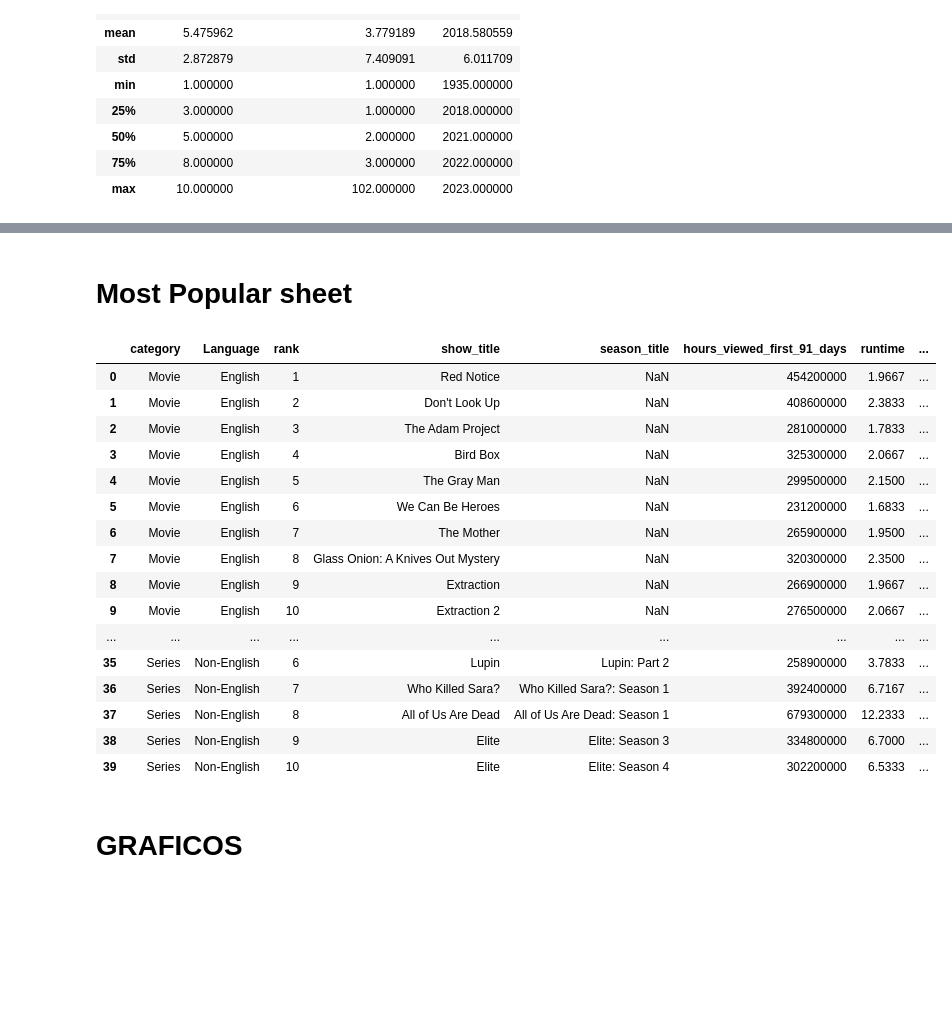
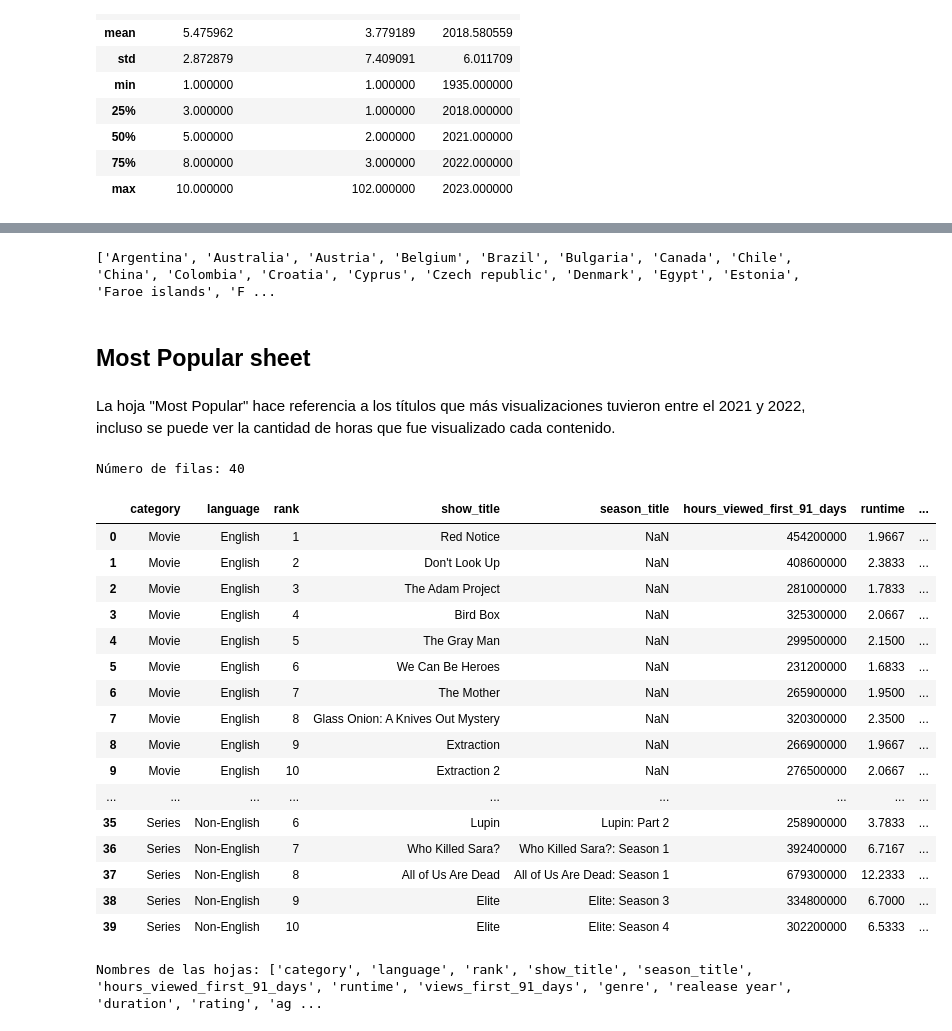
Before and after one commit to marianagrau99/Entrega_Grupo_4., a Jupyter notebook: Netflix.ipynb, the cells around one changed output, grey strips where cells are left out. Drawn from its saved outputs; the diff is of its cells as text; code cells hidden in the pictures; blank space fills up the shorter version.

```diff
--- a/Netflix.ipynb
+++ b/Netflix.ipynb
@@ -214,11 +344,29 @@ print(Netflix)
+# %%
+#Reemplazamos valores Null por "NA"
+Netflix['origin'] = Netflix['origin'].replace({None: 'NA', '': 'NA', '-': 'NA'})
+
+
+Netflix['origin'] = Netflix['origin'].str.capitalize()#normalizamos la columna origin
+origenes_unicos_ordenados = sorted(Netflix['origin'].unique()) #los ordenamos alfabeticamente
+
+print(origenes_unicos_ordenados)
+# %% [output]
+['Argentina', 'Australia', 'Austria', 'Belgium', 'Brazil', 'Bulgaria', 'Canada', 'Chile', 'China', 'Colombia', 'Croatia', 'Cyprus', 'Czech republic', 'Denmark', 'Egypt', 'Estonia', 'Faroe islands', 'F ...
 # %% [markdown]
-# Most Popular sheet
+## Most Popular sheet
+# %% [markdown]
+La hoja "Most Popular" hace referencia a los títulos que más visualizaciones tuvieron entre el 2021 y 2022, incluso se puede ver la cantidad de horas que fue visualizado cada contenido.
 # %%
 Netflix = pd.read_excel('Netflix.xlsx',sheet_name ="Most_popular")
+# %%
+Netflix_filas = Netflix.shape[0]
+print("Número de filas:", Netflix_filas)
+# %% [output]
+Número de filas: 40
 # %%
-Netflix.head(100)
+Netflix.head(40)
 # %% [output]
-|  | category | Language | rank | show_title | season_title | hours_viewed_first_91_days | runtime | ... |
+|  | category | language | rank | show_title | season_title | hours_viewed_first_91_days | runtime | ... |
 | 0 | Movie | English | 1 | Red Notice | NaN | 454200000 | 1.9667 | ... |
 | 1 | Movie | English | 2 | Don't Look Up | NaN | 408600000 | 2.3833 | ... |
 | 2 | Movie | English | 3 | The Adam Project | NaN | 281000000 | 1.7833 | ... |
@@ -235,5 +383,9 @@ Netflix.head(100)
 | 37 | Series | Non-English | 8 | All of Us Are Dead | All of Us Are Dead: Season 1 | 679300000 | 12.2333 | ... |
 | 38 | Series | Non-English | 9 | Elite | Elite: Season 3 | 334800000 | 6.7000 | ... |
 | 39 | Series | Non-English | 10 | Elite | Elite: Season 4 | 302200000 | 6.5333 | ... |
-# %% [markdown]
-# GRAFICOS
+# %%
+# Nombres de features de la hoja Most Popular
+Netflix_sheets = list(Netflix.keys())
+print("Nombres de las hojas:", Netflix_sheets)
+# %% [output]
+Nombres de las hojas: ['category', 'language', 'rank', 'show_title', 'season_title', 'hours_viewed_first_91_days', 'runtime', 'views_first_91_days', 'genre', 'realease year', 'duration', 'rating', 'ag ...
```
Also changed, not shown: parts of 104 cells of this notebook.
